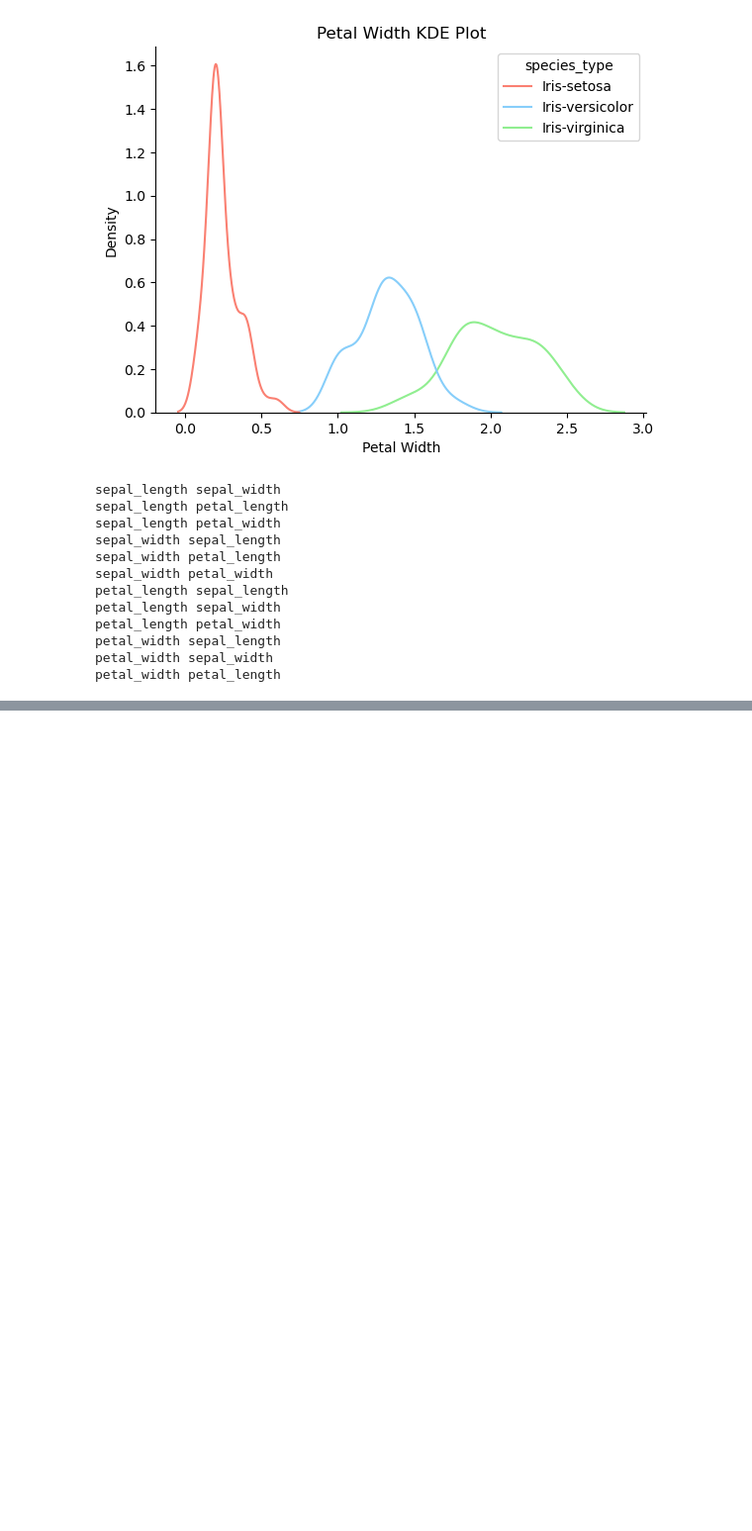
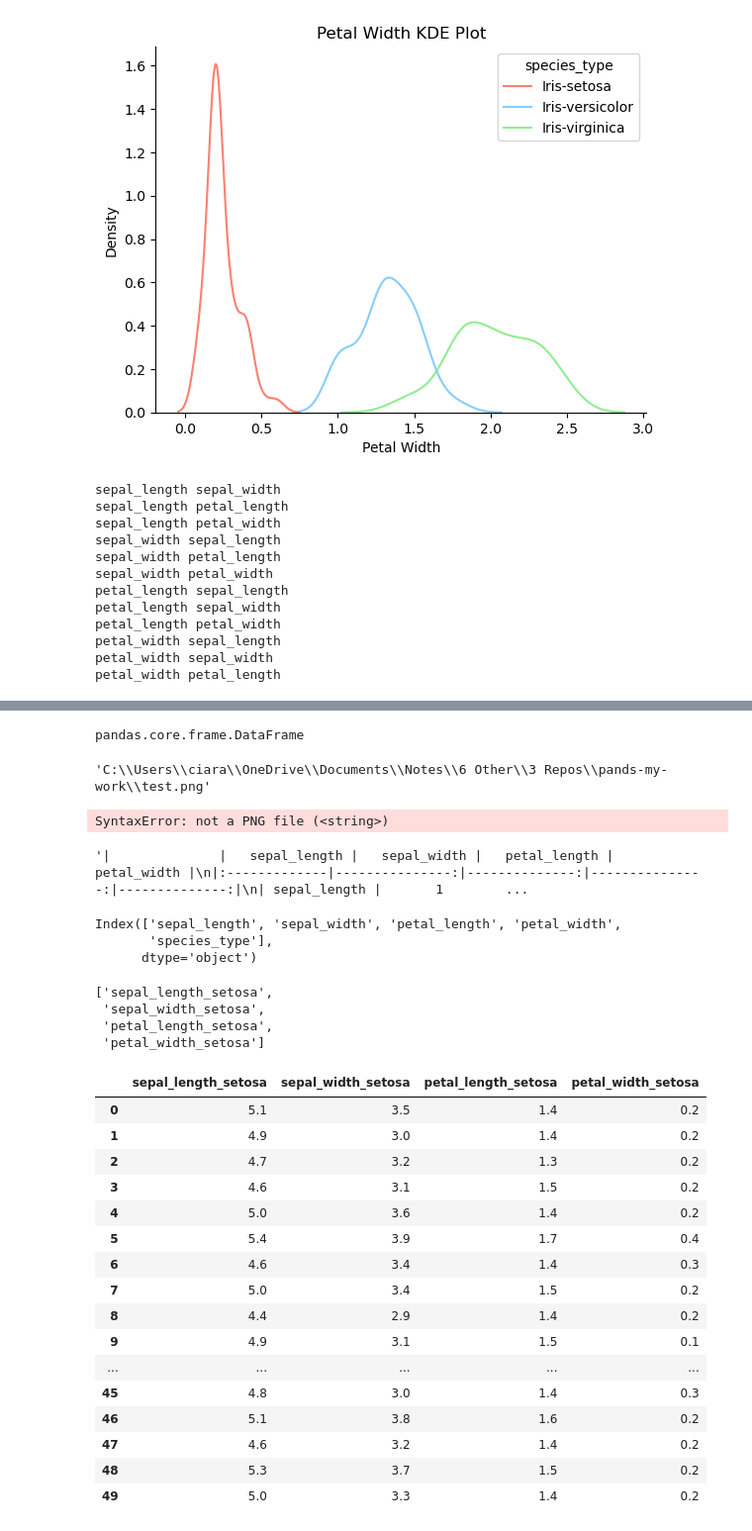
Before and after one commit to ciaranmurphy10/pands-my-work, a Jupyter notebook: Project.ipynb, the cells around one changed output, grey strips where cells are left out. Shown at 99% size. Cells and saved outputs as stored; diff of their text form; code cells hidden in the pictures; blank space fills up the shorter version.

```diff
--- a/Project.ipynb
+++ b/Project.ipynb
@@ -320,0 +332,4 @@ petal_width petal_length
+# %%
+type(iris_df[numerical_variables].corr())
+# %% [output]
+pandas.core.frame.DataFrame
@@ -320,0 +338,12 @@ petal_width petal_length
+# %%
+f"{iris_dir}\\test.png"
+# %% [output]
+'C:\\Users\\ciara\\OneDrive\\Documents\\Notes\\6 Other\\3 Repos\\pands-my-work\\test.png'
+# %%
+dfi.export(iris_df[numerical_variables].corr(), f"{iris_dir}\\test.png")
+# %% [output]
+SyntaxError: not a PNG file (<string>)
+# %%
+iris_df[numerical_variables].corr().to_markdown()
+# %% [output]
+'|              |   sepal_length |   sepal_width |   petal_length |   petal_width |\n|:-------------|---------------:|--------------:|---------------:|--------------:|\n| sepal_length |       1        ...
@@ -320,0 +353,37 @@ petal_width petal_length
+# %%
+iris_df.columns
+# %% [output]
+Index(['sepal_length', 'sepal_width', 'petal_length', 'petal_width',
+       'species_type'],
+      dtype='object')
+# %%
+[f"{column}_setosa" for column in iris_df.columns[:-1]]
+# %% [output]
+['sepal_length_setosa',
+ 'sepal_width_setosa',
+ 'petal_length_setosa',
+ 'petal_width_setosa']
+# %%
+iris_df_setosa = iris_df.loc[iris_df['species_type'] == 'Iris-setosa'].drop(columns = 'species_type')
+
+iris_df_setosa.columns = [f"{column}_setosa" for column in iris_df_setosa.columns]
+
+display(iris_df_setosa)
+# %% [output]
+|  | sepal_length_setosa | sepal_width_setosa | petal_length_setosa | petal_width_setosa |
+| 0 | 5.1 | 3.5 | 1.4 | 0.2 |
+| 1 | 4.9 | 3.0 | 1.4 | 0.2 |
+| 2 | 4.7 | 3.2 | 1.3 | 0.2 |
+| 3 | 4.6 | 3.1 | 1.5 | 0.2 |
+| 4 | 5.0 | 3.6 | 1.4 | 0.2 |
+| 5 | 5.4 | 3.9 | 1.7 | 0.4 |
+| 6 | 4.6 | 3.4 | 1.4 | 0.3 |
+| 7 | 5.0 | 3.4 | 1.5 | 0.2 |
+| 8 | 4.4 | 2.9 | 1.4 | 0.2 |
+| 9 | 4.9 | 3.1 | 1.5 | 0.1 |
+| ... | ... | ... | ... | ... |
+| 45 | 4.8 | 3.0 | 1.4 | 0.3 |
+| 46 | 5.1 | 3.8 | 1.6 | 0.2 |
+| 47 | 4.6 | 3.2 | 1.4 | 0.2 |
+| 48 | 5.3 | 3.7 | 1.5 | 0.2 |
+| 49 | 5.0 | 3.3 | 1.4 | 0.2 |
```
Also changed, not shown: parts of 11 cells of this notebook, 3 other files.
